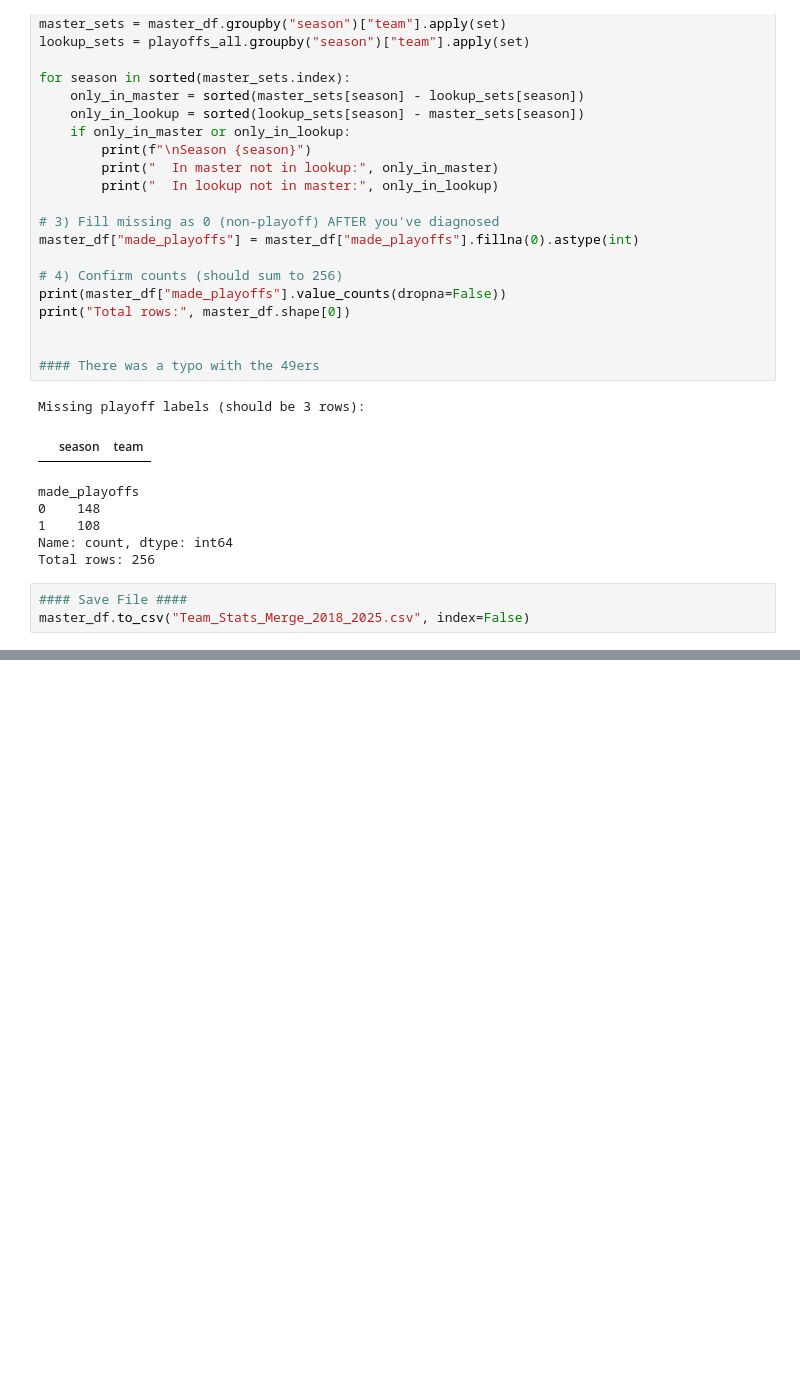
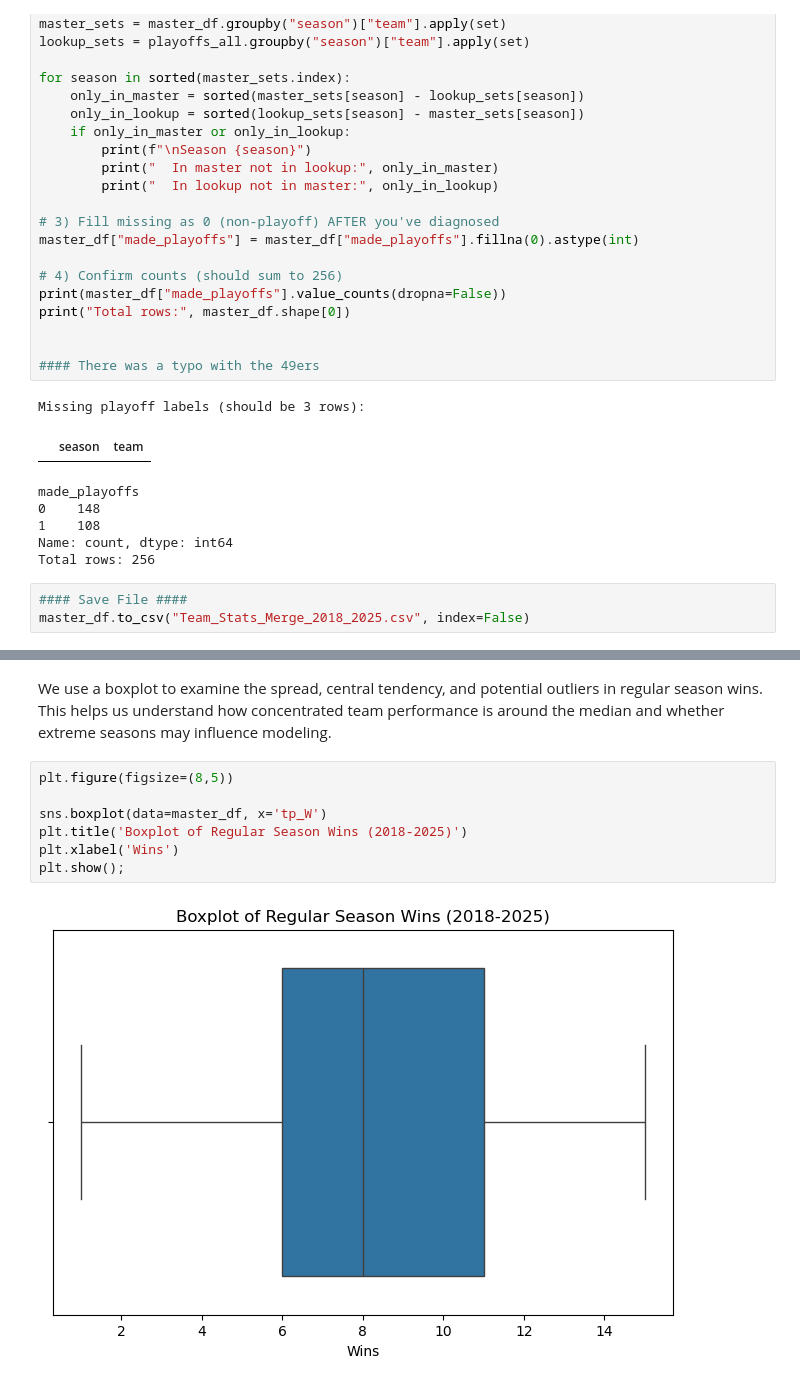
Before and after one commit to mattmarz94/nfl-decision-support-analytics, a Jupyter notebook: Data Preprocessing/build_team_season_master.ipynb, the cells around one changed output, grey strips where cells are left out. Drawn from its saved outputs; the diff is of its cells as text; blank space fills up the shorter version.

```diff
--- a/Data Preprocessing/build_team_season_master.ipynb
+++ b/Data Preprocessing/build_team_season_master.ipynb
@@ -1421,0 +1453,11 @@ master_df.to_csv("Team_Stats_Merge_2018_2025.csv", index=False)
+# %% [markdown]
+We use a boxplot to examine the spread, central tendency, and potential outliers in regular season wins. This helps us understand how concentrated team performance is around the median and whether extreme seasons may influence modeling.
+# %%
+plt.figure(figsize=(8,5))
+
+sns.boxplot(data=master_df, x='tp_W')
+plt.title('Boxplot of Regular Season Wins (2018-2025)')
+plt.xlabel('Wins')
+plt.show();
+# %% [output]
+[figure, added]
```
Also changed, not shown: parts of 61 cells of this notebook.
